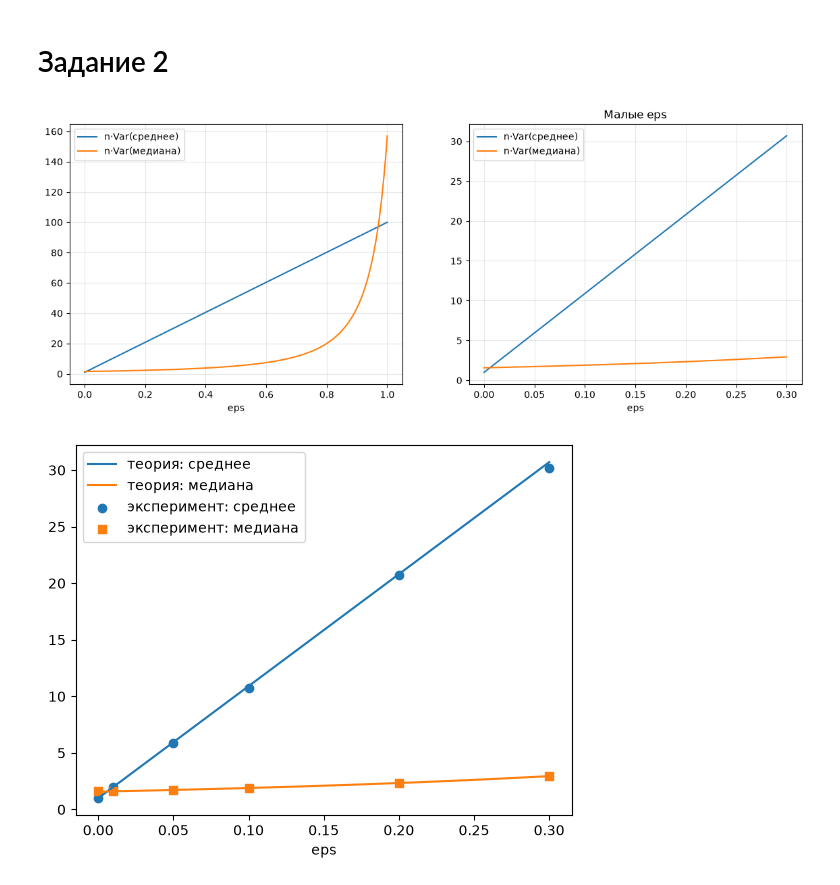
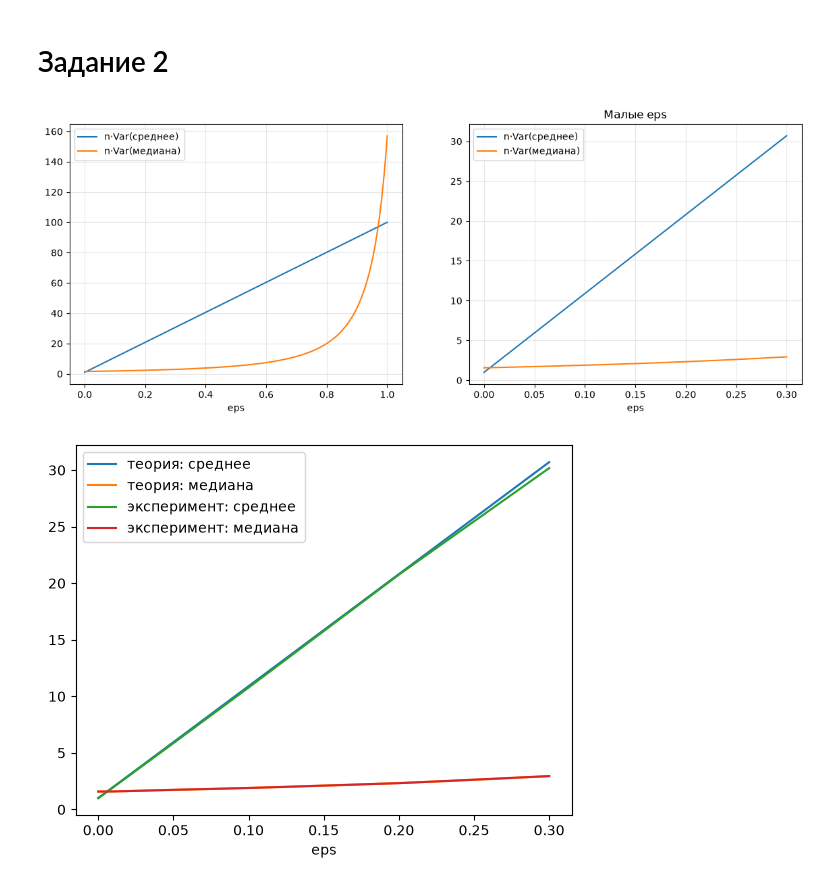
Before and after one commit to imcelery/matstat_lab_1_team_vlasov_mushnikov, a Jupyter notebook: main.ipynb, the cells around one changed output. Drawn from its saved outputs; the diff is of its cells as text; code cells hidden in the pictures.

```diff
--- a/main.ipynb
+++ b/main.ipynb
@@ -168,33 +168,33 @@ fig, axes = plt.subplots(1, 2, figsize=(14, 5))
 for ax, right in zip(axes, [1.0, 0.3]):
     e = eps_grid[eps_grid <= right]
     ax.plot(e, n_var_mean(e), label="n·Var(среднее)")
     ax.plot(e, n_var_median(e), label="n·Var(медиана)")
     ax.set_xlabel("eps")
     ax.legend()
     ax.grid(alpha=0.3)
 axes[1].set_title("Малые eps")
 plt.show()
 
 rng = np.random.default_rng(42)
 M, n = 10_000, 1_000
 eps_list = [0, 0.01, 0.05, 0.1, 0.2, 0.3]
 
 emp_mean, emp_med = [], []
 for eps in eps_list:
     X = gen_mix(eps, mu, sigma, tau, (M, n), rng)
     means = X.mean(axis=1)
     meds = np.median(X, axis=1)
     emp_mean.append(n * means.var())
     emp_med.append(n * meds.var())
 
 e = eps_grid[eps_grid <= 0.3]
 plt.plot(e, n_var_mean(e), label="теория: среднее")
 plt.plot(e, n_var_median(e), label="теория: медиана")
-plt.scatter(eps_list, emp_mean, marker="o", label="эксперимент: среднее")
-plt.scatter(eps_list, emp_med, marker="s", label="эксперимент: медиана")
+plt.plot(eps_list, emp_mean, label="эксперимент: среднее")
+plt.plot(eps_list, emp_med, label="эксперимент: медиана")
 plt.xlabel("eps")
 plt.legend()
 plt.show()
 # %% [output]
 [figure]
-[figure, old version]
+[figure, new version]
```
Also changed, not shown: parts of 2 cells of this notebook.
